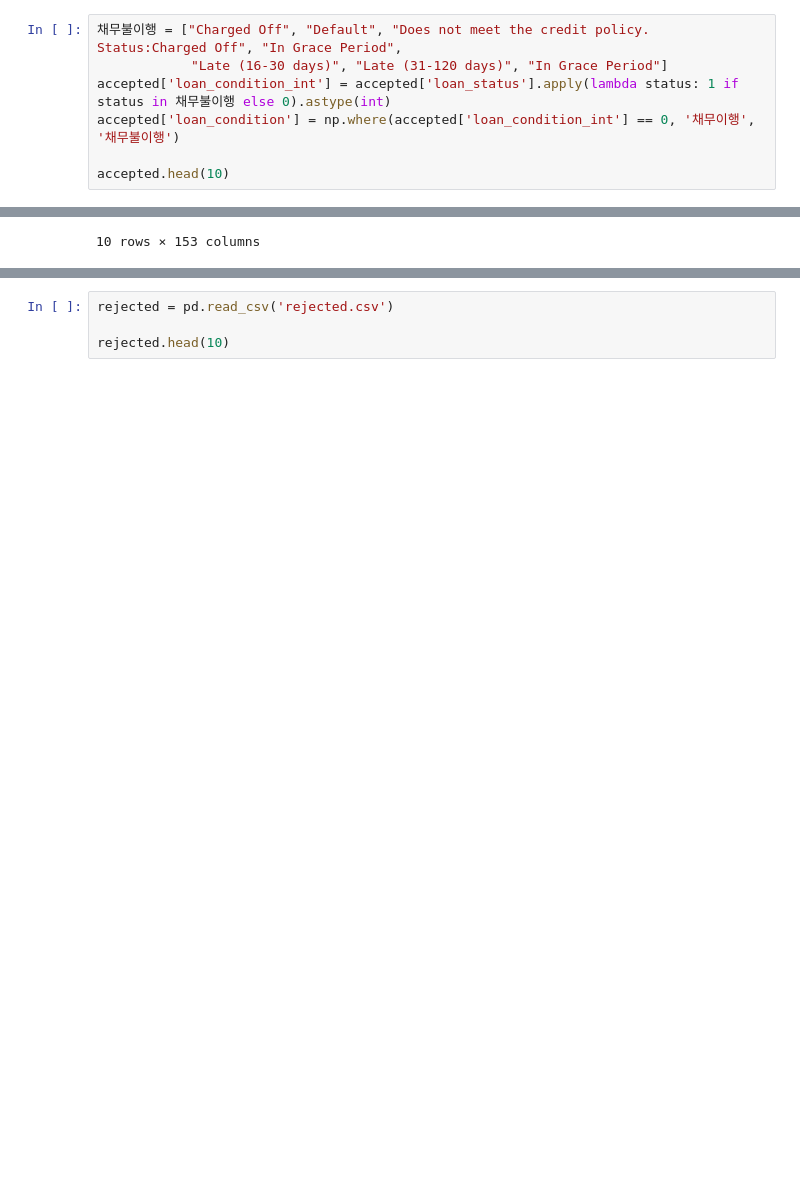
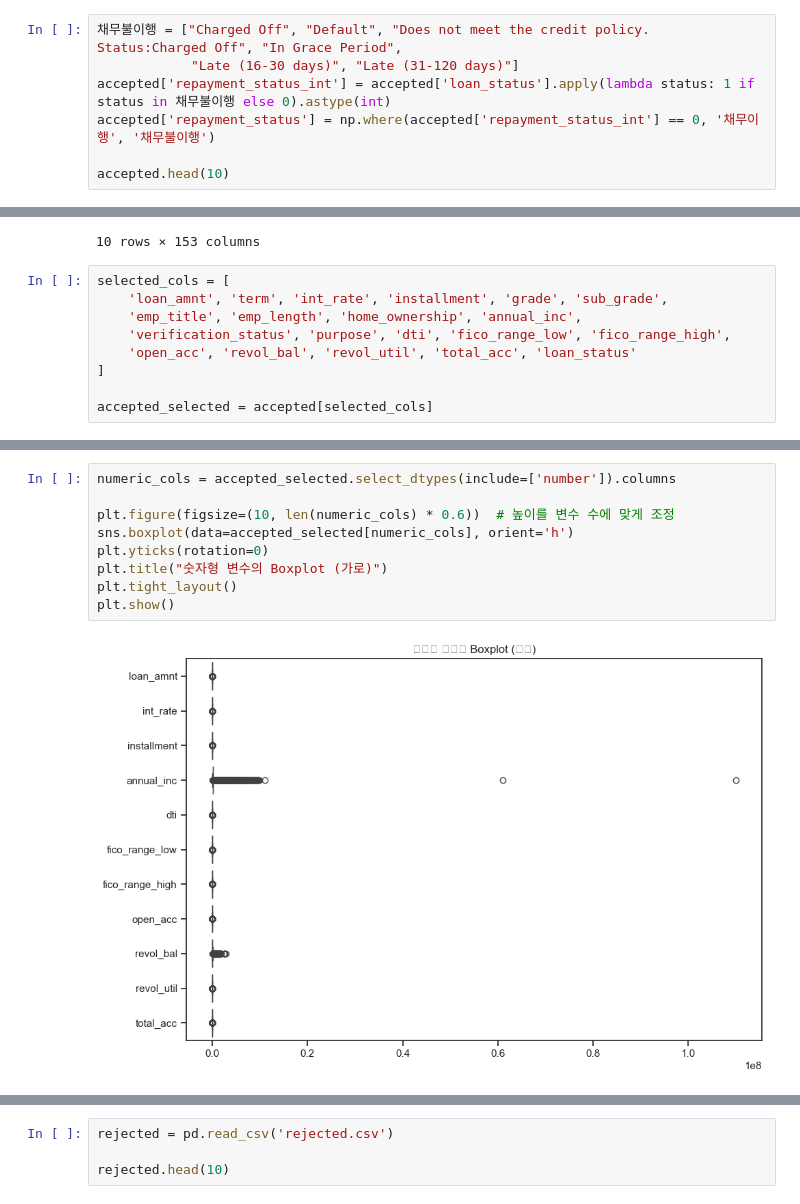
Before and after one commit to vlftmd6008/5mygodproject700, a Jupyter notebook: 5mygod.ipynb, the cells around one changed output, grey strips where cells are left out. Saved outputs shown, nothing was run; the diff lists cells and outputs as text; blank space fills up the shorter version.

```diff
--- a/5mygod.ipynb
+++ b/5mygod.ipynb
@@ -83,8 +172,8 @@ array(['Fully Paid', 'Current', 'Charged Off', 'In Grace Period',
 # %%
 채무불이행 = ["Charged Off", "Default", "Does not meet the credit policy. Status:Charged Off", "In Grace Period",
-            "Late (16-30 days)", "Late (31-120 days)", "In Grace Period"]
-accepted['loan_condition_int'] = accepted['loan_status'].apply(lambda status: 1 if status in 채무불이행 else 0).astype(int)
-accepted['loan_condition'] = np.where(accepted['loan_condition_int'] == 0, '채무이행', '채무불이행')
+            "Late (16-30 days)", "Late (31-120 days)"]
+accepted['repayment_status_int'] = accepted['loan_status'].apply(lambda status: 1 if status in 채무불이행 else 0).astype(int)
+accepted['repayment_status'] = np.where(accepted['repayment_status_int'] == 0, '채무이행', '채무불이행')
 
 accepted.head(10)
 # %% [output]
@@ -100,3 +189,12 @@ accepted.head(10)
 | 8 | 68466926 | NaN | 10000.0 | 10000.0 | 10000.0 | 36 months | 6.49 | 306.45 | A | ... |
 | 9 | 68616873 | NaN | 8000.0 | 8000.0 | 8000.0 | 36 months | 11.48 | 263.74 | B | ... |
 10 rows × 153 columns
+# %%
+selected_cols = [
+    'loan_amnt', 'term', 'int_rate', 'installment', 'grade', 'sub_grade',
+    'emp_title', 'emp_length', 'home_ownership', 'annual_inc',
+    'verification_status', 'purpose', 'dti', 'fico_range_low', 'fico_range_high',
+    'open_acc', 'revol_bal', 'revol_util', 'total_acc', 'loan_status'
+]
+
+accepted_selected = accepted[selected_cols]
@@ -102,0 +213,11 @@ accepted.head(10)
+# %%
+numeric_cols = accepted_selected.select_dtypes(include=['number']).columns
+
+plt.figure(figsize=(10, len(numeric_cols) * 0.6))  # 높이를 변수 수에 맞게 조정
+sns.boxplot(data=accepted_selected[numeric_cols], orient='h')
+plt.yticks(rotation=0)
+plt.title("숫자형 변수의 Boxplot (가로)")
+plt.tight_layout()
+plt.show()
+# %% [output]
+[figure, added]
```
Also changed, not shown: parts of 12 cells of this notebook, 4 other files.
